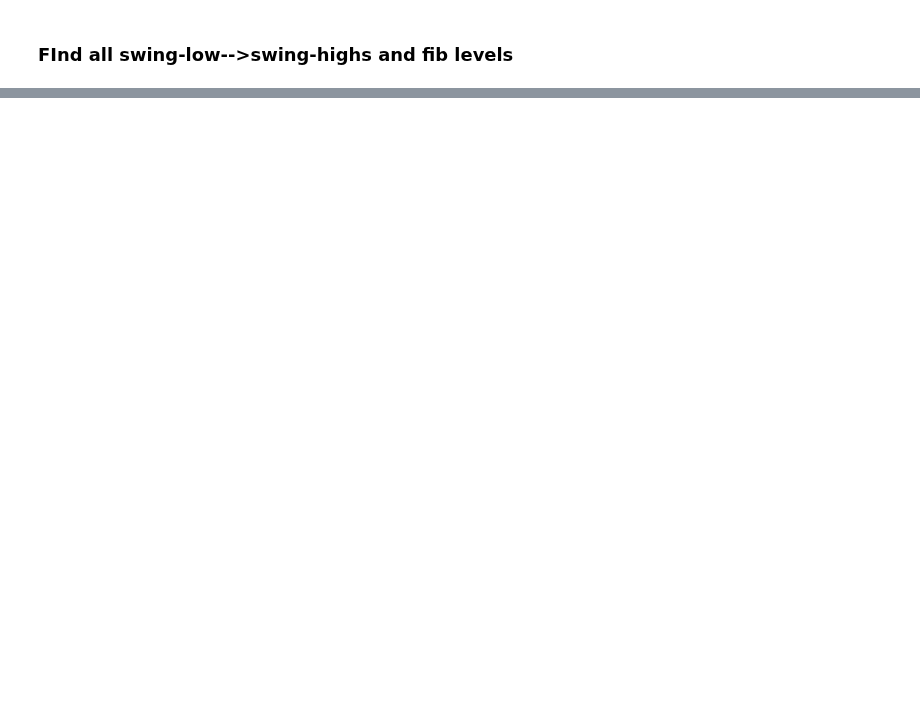
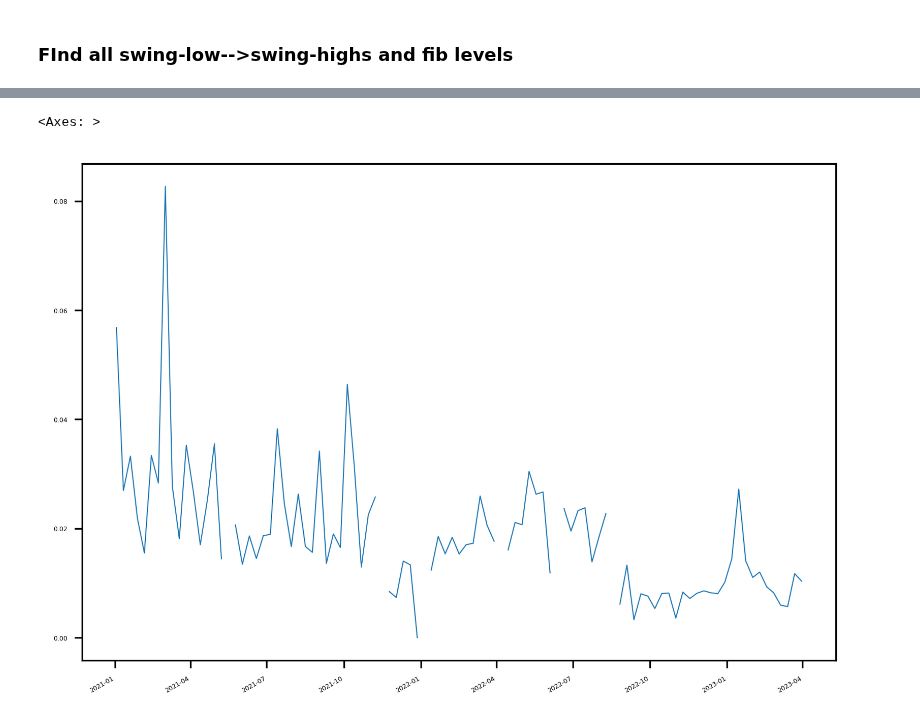
Before and after one commit to petarkabashki/pk-crypto-tools, a Jupyter notebook: MiniZinc/experiments.ipynb, the cells around one changed output, grey strips where cells are left out. Saved outputs shown, nothing was run; the diff lists cells and outputs as text; code cells hidden in the pictures; blank space fills up the shorter version.

```diff
--- a/MiniZinc/experiments.ipynb
+++ b/MiniZinc/experiments.ipynb
@@ -8,7 +8,7 @@ from ipywidgets import *
 from IPython.display import display
 import IPython
 import pandas as pd
-import matplotlib
+import matplotlib as mpl
 import matplotlib.pyplot as plt
 import matplotlib.dates as mdates
 import numpy as np
@@ -28,7 +28,7 @@ import seaborn as sns
 import mplfinance as mpf
 %matplotlib inline
 
-matplotlib.rcParams.update({'font.size': 5, 'lines.linewidth': 0.5, 'figure.dpi': 300})
+mpl.rcParams.update({'font.size': 5, 'lines.linewidth': 0.5, 'figure.dpi': 300})
 plt.rcParams['lines.linewidth'] = 0.5
 # %% [output]
 [interactive output not drawn]
@@ -430,0 +927,5 @@ VBox(children=(HBox(children=(IntRangeSlider(value=(2100, 2300), continuous_upda
+# %%
+ddf['50%'].plot()
+# %% [output]
+<Axes: >
+[figure, added]
```
Also changed, not shown: parts of 15 cells of this notebook, 15 other files.
